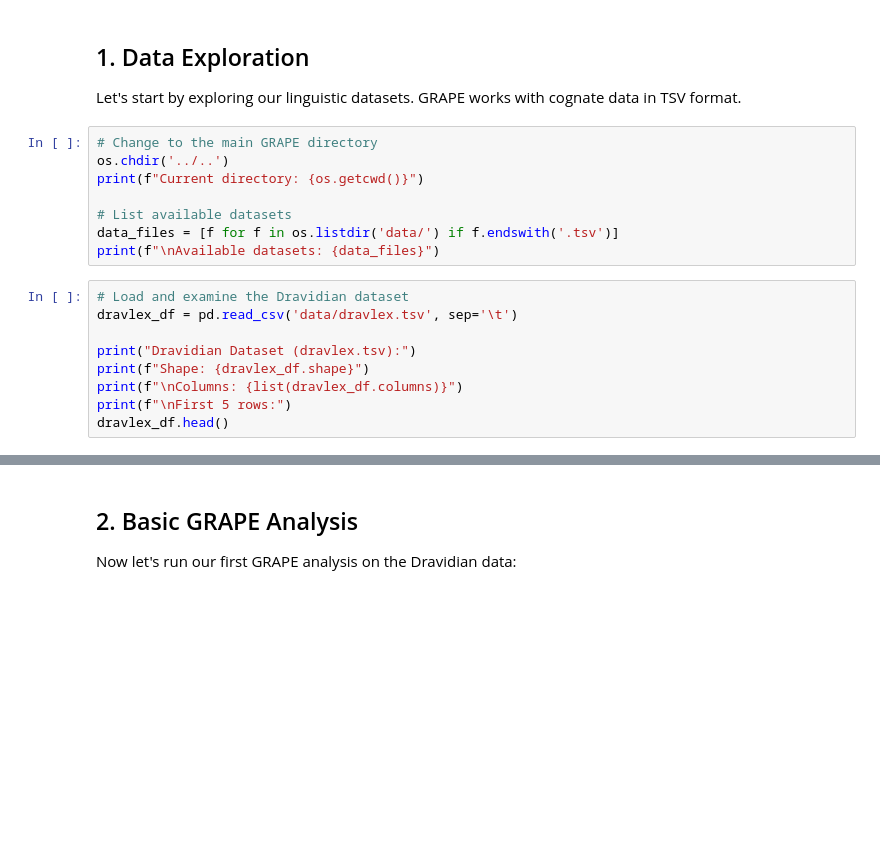
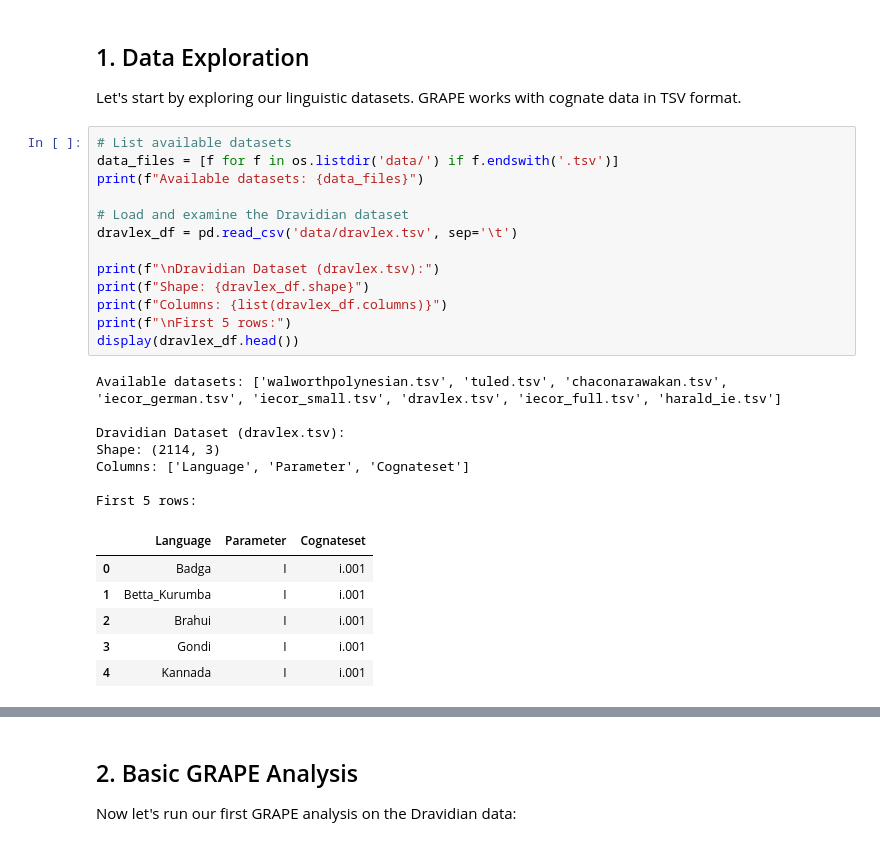
Before and after one commit to tiatre/grape, a Jupyter notebook: docs/examples/grape_analysis.ipynb, the cells around one changed output, grey strips where cells are left out. Saved outputs shown, nothing was run; the diff lists cells and outputs as text; blank space fills up the shorter version.

```diff
--- a/docs/examples/grape_analysis.ipynb
+++ b/docs/examples/grape_analysis.ipynb
@@ -38,23 +34,33 @@ print("✓ All dependencies loaded successfully!")
 ## 1. Data Exploration
 
 Let's start by exploring our linguistic datasets. GRAPE works with cognate data in TSV format.
-# %%
-# Change to the main GRAPE directory
-os.chdir('../..')
-print(f"Current directory: {os.getcwd()}")
-
-# List available datasets
-data_files = [f for f in os.listdir('data/') if f.endswith('.tsv')]
-print(f"\nAvailable datasets: {data_files}")
 # %%
+# List available datasets
+data_files = [f for f in os.listdir('data/') if f.endswith('.tsv')]
+print(f"Available datasets: {data_files}")
+
 # Load and examine the Dravidian dataset
 dravlex_df = pd.read_csv('data/dravlex.tsv', sep='\t')
 
-print("Dravidian Dataset (dravlex.tsv):")
+print(f"\nDravidian Dataset (dravlex.tsv):")
 print(f"Shape: {dravlex_df.shape}")
-print(f"\nColumns: {list(dravlex_df.columns)}")
+print(f"Columns: {list(dravlex_df.columns)}")
 print(f"\nFirst 5 rows:")
-dravlex_df.head()
+display(dravlex_df.head())
+# %% [output]
+Available datasets: ['walworthpolynesian.tsv', 'tuled.tsv', 'chaconarawakan.tsv', 'iecor_german.tsv', 'iecor_small.tsv', 'dravlex.tsv', 'iecor_full.tsv', 'harald_ie.tsv']
+
+Dravidian Dataset (dravlex.tsv):
+Shape: (2114, 3)
+Columns: ['Language', 'Parameter', 'Cognateset']
+
+First 5 rows:
+|  | Language | Parameter | Cognateset |
+| 0 | Badga | I | i.001 |
+| 1 | Betta_Kurumba | I | i.001 |
+| 2 | Brahui | I | i.001 |
+| 3 | Gondi | I | i.001 |
+| 4 | Kannada | I | i.001 |
 # %%
 # Analyze the dataset structure
 languages = dravlex_df['Language'].unique()
```
Also changed, not shown: parts of 25 cells of this notebook, 2 other files.
